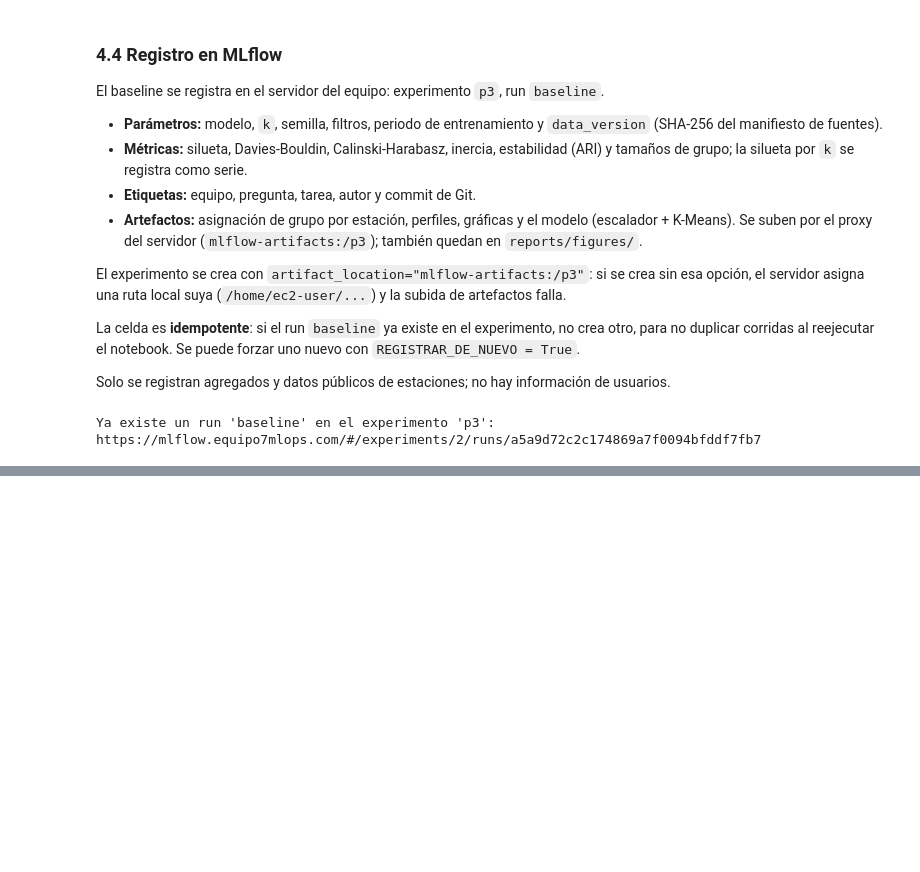
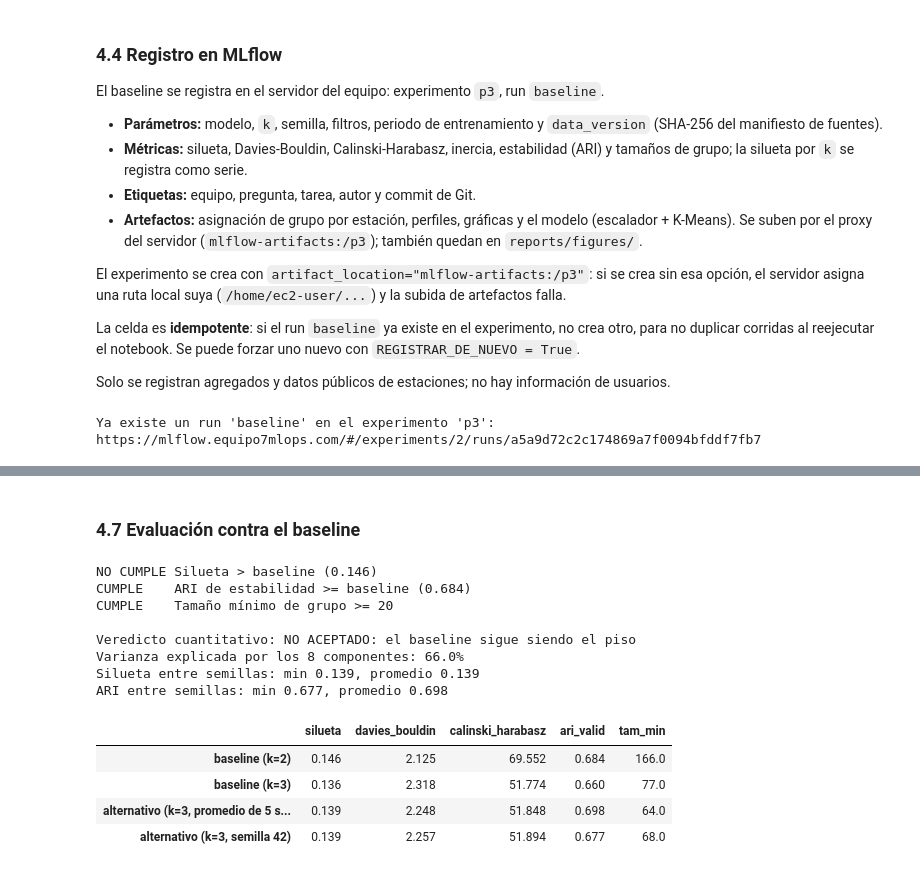
Before and after one commit to sanchezdavilaluisarturo/MLOps-ProyectoMiBici-Equipo7, a Jupyter notebook: notebooks/0.03-lasd-exploracion-carga.ipynb, the cells around one changed output, grey strips where cells are left out. Cells and saved outputs as stored; diff of their text form; code cells hidden in the pictures; blank space fills up the shorter version.

```diff
--- a/notebooks/0.03-lasd-exploracion-carga.ipynb
+++ b/notebooks/0.03-lasd-exploracion-carga.ipynb
@@ -1321,0 +1451,49 @@ Ya existe un run 'baseline' en el experimento 'p3': https://mlflow.equipo7mlops.
+# %% [markdown]
+### 4.7 Evaluación contra el baseline
+# %%
+# Modelo alternativo final (semilla del proyecto) y comparación con el baseline
+modelo_alt = construir_modelo(int(elegido["componentes"]), bool(elegido["ponderar"]),
+                              int(elegido["k"]), SEMILLA).fit(X_train)
+etiquetas_alt = modelo_alt.named_steps["kmeans"].labels_
+metricas_alt = evaluar_modelo(modelo_alt)
+varianza_pca = float(modelo_alt.named_steps["pca"].explained_variance_ratio_.sum())
+
+k_alt = int(elegido["k"])
+comparacion = pd.DataFrame({
+    "baseline (k=2)": baseline_por_k.loc[K_ELEGIDO],
+    f"baseline (k={k_alt})": baseline_por_k.loc[k_alt],
+    f"alternativo (k={k_alt}, promedio de {len(SEMILLAS_ALTERNATIVO)} semillas)": pd.Series({
+        "silueta": elegido["silueta"], "davies_bouldin": elegido["davies_bouldin"],
+        "calinski_harabasz": elegido["calinski_harabasz"],
+        "ari_valid": elegido["ari_valid"], "tam_min": elegido["tam_min"]}),
+    f"alternativo (k={k_alt}, semilla {SEMILLA})": pd.Series(metricas_alt),
+}).T[["silueta", "davies_bouldin", "calinski_harabasz", "ari_valid", "tam_min"]]
+
+# Criterios de aceptación acordados
+criterios = {
+    f"Silueta > baseline ({metricas['silueta']:.3f})": bool(elegido["silueta"] > metricas["silueta"]),
+    f"ARI de estabilidad >= baseline ({metricas['ari_valid']:.3f})": bool(elegido["ari_valid"] >= metricas["ari_valid"]),
+    f"Tamaño mínimo de grupo >= {TAM_MIN_ACEPTABLE}": bool(elegido["tam_min"] >= TAM_MIN_ACEPTABLE),
+}
+for nombre, cumple in criterios.items():
+    print(("CUMPLE    " if cumple else "NO CUMPLE ") + nombre)
+ACEPTADO = all(criterios.values())
+print("\nVeredicto cuantitativo:", "ACEPTADO" if ACEPTADO else "NO ACEPTADO: el baseline sigue siendo el piso")
+print(f"Varianza explicada por los {int(elegido['componentes'])} componentes: {varianza_pca:.1%}")
+print(f"Silueta entre semillas: min {elegido['silueta_min']:.3f}, promedio {elegido['silueta']:.3f}")
+print(f"ARI entre semillas: min {elegido['ari_min']:.3f}, promedio {elegido['ari_valid']:.3f}")
+comparacion.round(3)
+# %% [output]
+NO CUMPLE Silueta > baseline (0.146)
+CUMPLE    ARI de estabilidad >= baseline (0.684)
+CUMPLE    Tamaño mínimo de grupo >= 20
+
+Veredicto cuantitativo: NO ACEPTADO: el baseline sigue siendo el piso
+Varianza explicada por los 8 componentes: 66.0%
+Silueta entre semillas: min 0.139, promedio 0.139
+ARI entre semillas: min 0.677, promedio 0.698
+|  | silueta | davies_bouldin | calinski_harabasz | ari_valid | tam_min |
+| baseline (k=2) | 0.146 | 2.125 | 69.552 | 0.684 | 166.0 |
+| baseline (k=3) | 0.136 | 2.318 | 51.774 | 0.660 | 77.0 |
+| alternativo (k=3, promedio de 5 s... | 0.139 | 2.248 | 51.848 | 0.698 | 64.0 |
+| alternativo (k=3, semilla 42) | 0.139 | 2.257 | 51.894 | 0.677 | 68.0 |
```
Also changed, not shown: parts of 10 cells of this notebook, 5 other files.
